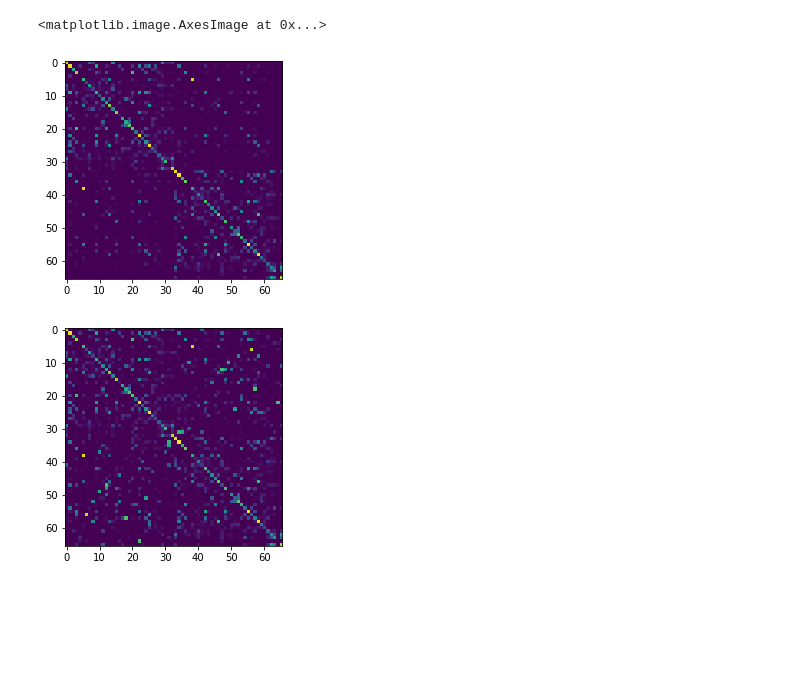
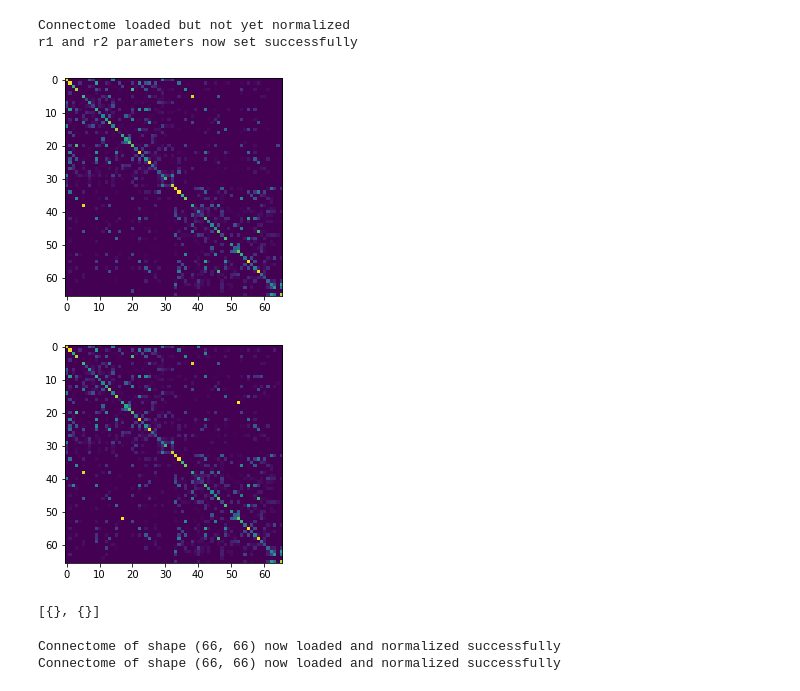
Before and after one commit to tommaso-bertola/TesiTriennale, a Jupyter notebook: Code/66 Modified Connectome.ipynb, the cells around one changed output. Saved outputs shown, nothing was run; the diff lists cells and outputs as text; code cells hidden in the pictures; blank space fills up the shorter version.

```diff
--- a/Code/66 Modified Connectome.ipynb
+++ b/Code/66 Modified Connectome.ipynb
@@ -25,35 +12,25 @@ w_n=binning[np.searchsorted(cumsum[:-1],u)]
+# %%
+#create brain object for all simulation fixed parameters
+brain=HTC.Brain()
+
+n_neurons=brain.connectome(W66, normalize=False)
+
+brain.set_netowrk_parameters(r1=2/n_neurons,
+                             r2=(2/n_neurons)**0.2)
+# %% [output]
+Connectome loaded but not yet normalized
+r1 and r2 parameters now set successfully
 # %%
-attempts=[10,20,50,100,200,300,400,500,600,700]
-n_attempts=len(attempts)
-w_all=np.zeros((n_attempts,66,66), dtype=np.float16)
+attempts=[10,50,100,200,500,700]
-# %%
-reduced=W66[0:33,33:]
-reduced_2=np.copy(reduced)
-
-# tuples of empty indexes
-empty_coords=[(i,j) for i in range(33) for j in range(33) if reduced[i,j]==0]
-
-
-
-for j,n_to_fill in enumerate(attempts):
-
-    np.random.shuffle(empty_coords)
-    np.random.shuffle(w_n)
-    reduced_2=np.copy(reduced)
-
-    for i in range(n_to_fill): # the number of empty places i wanto to fill
-        reduced_2[empty_coords[i][0], empty_coords[i][1]]=w_n[i]
-
-    W66_new=np.copy(W66)
-    W66_new[0:33,33:]=reduced_2
-    W66_new[33:,0:33]=reduced_2.T
-    w_all[j]=W66_new
-# %%
-plt.figure(1)
-plt.imshow(w_all[0], )
-plt.figure(2)
-plt.imshow(w_all[4])
-# %% [output]
-<matplotlib.image.AxesImage at 0x...>
-[figure, removed]
-[figure, removed]
+# %%
+w_new=HTC.modify_connectome(W66, attempts=attempts)
+# %%
+for i,j in enumerate(attempts[0:2]):
+    plt.figure()
+#     plt.hist(w_new[i].flatten(), bins=50, log=True, range=(0,0.6),density=True, label=i)
+    plt.imshow(w_new[i], label=i)
+    #plt.legend()
+    #plt.show()
+# %% [output]
+[figure, added]
+[figure, added]
@@ -59,0 +50,18 @@ plt.imshow(w_all[4])
+# %%
+#container of all simulations
+output=[dict() for i in attempts]
+output
+# %% [output]
+[{}, {}]
+# %%
+for i in range(len(attempts)):
+    brain.connectome(w_new[i], normalize=True)
+    output[i]=brain.simulation(active_frac=active_frac, n_runs=n_runs,
+                      tmin=tmin, tmax=tmax, delta_tc=delta_tc,
+                      dt=dt, n_timesteps=n_timesteps,
+                      compute_s1_s2=compute_s1_s2, s_step=s_step,
+                      compute_s_distrib=compute_s_distrib, tc_distrib=0.15,
+                      compute_fc=compute_fc)
+# %% [output]
+Connectome of shape (66, 66) now loaded and normalized successfully
+Connectome of shape (66, 66) now loaded and normalized successfully
```
Also changed, not shown: parts of 9 cells of this notebook, 5 other files.
